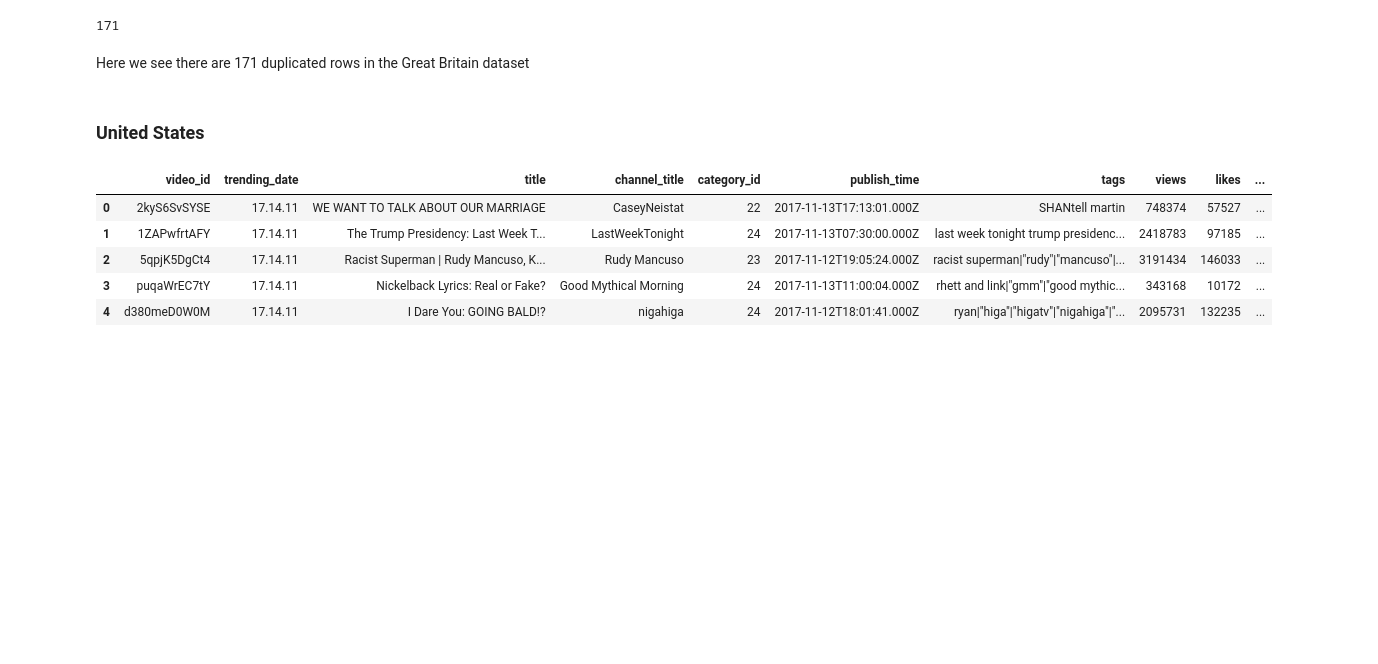
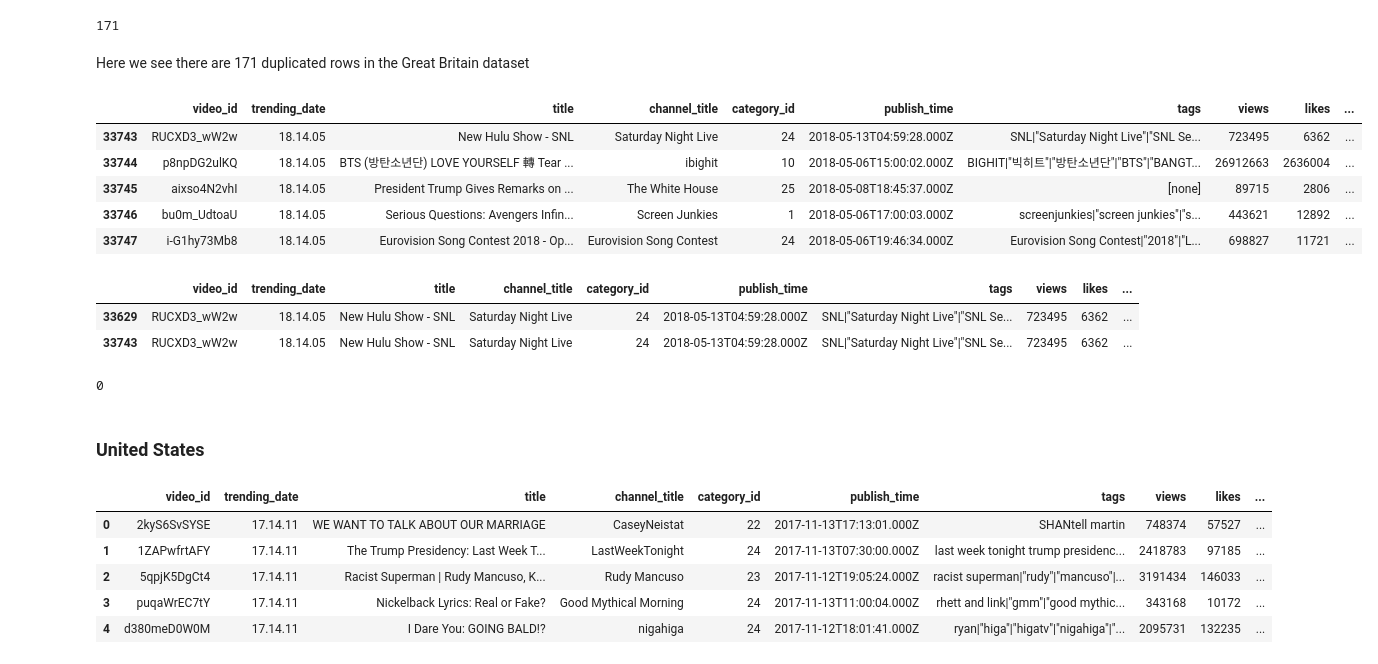
Before and after one commit to kogi-b/trending_youtube_video_statistics-CA-GB-US, a Jupyter notebook: trending-youtube-video-statistics-ca-gb-us.ipynb, the cells around one changed output. Drawn from its saved outputs; the diff is of its cells as text; code cells hidden in the pictures; blank space fills up the shorter version.

Commit message:
removed duplicates

```diff
--- a/trending-youtube-video-statistics-ca-gb-us.ipynb
+++ b/trending-youtube-video-statistics-ca-gb-us.ipynb
@@ -210,6 +210,30 @@ df_gb.duplicated().sum()
 171
 # %% [markdown]
 Here we see there are 171 duplicated rows in the Great Britain dataset
+# %%
+df_gb_duplicated = df_gb[df_gb.duplicated() == True]
+df_gb_duplicated.head()
+# df_gb[df_gb['ID'].duplicated() == True]
+# %% [output]
+|  | video_id | trending_date | title | channel_title | category_id | publish_time | tags | views | likes | ... |
+| 33743 | RUCXD3_wW2w | 18.14.05 | New Hulu Show - SNL | Saturday Night Live | 24 | 2018-05-13T04:59:28.000Z | SNL|"Saturday Night Live"|"SNL Se... | 723495 | 6362 | ... |
+| 33744 | p8npDG2ulKQ | 18.14.05 | BTS (방탄소년단) LOVE YOURSELF 轉 Tear ... | ibighit | 10 | 2018-05-06T15:00:02.000Z | BIGHIT|"빅히트"|"방탄소년단"|"BTS"|"BANGT... | 26912663 | 2636004 | ... |
+| 33745 | aixso4N2vhI | 18.14.05 | President Trump Gives Remarks on ... | The White House | 25 | 2018-05-08T18:45:37.000Z | [none] | 89715 | 2806 | ... |
+| 33746 | bu0m_UdtoaU | 18.14.05 | Serious Questions: Avengers Infin... | Screen Junkies | 1 | 2018-05-06T17:00:03.000Z | screenjunkies|"screen junkies"|"s... | 443621 | 12892 | ... |
+| 33747 | i-G1hy73Mb8 | 18.14.05 | Eurovision Song Contest 2018 - Op... | Eurovision Song Contest | 24 | 2018-05-06T19:46:34.000Z | Eurovision Song Contest|"2018"|"L... | 698827 | 11721 | ... |
+# %%
+# confirming duplication using one row
+df_gb.loc[df_gb['views'] == 723495]
+# %% [output]
+|  | video_id | trending_date | title | channel_title | category_id | publish_time | tags | views | likes | ... |
+| 33629 | RUCXD3_wW2w | 18.14.05 | New Hulu Show - SNL | Saturday Night Live | 24 | 2018-05-13T04:59:28.000Z | SNL|"Saturday Night Live"|"SNL Se... | 723495 | 6362 | ... |
+| 33743 | RUCXD3_wW2w | 18.14.05 | New Hulu Show - SNL | Saturday Night Live | 24 | 2018-05-13T04:59:28.000Z | SNL|"Saturday Night Live"|"SNL Se... | 723495 | 6362 | ... |
+# %%
+# removing the duplicated values and confirming
+df_gb.drop_duplicates(inplace=True)
+df_gb.duplicated().sum()
+# %% [output]
+0
 # %% [markdown]
 ### United States
 # %%
```
Also changed, not shown: parts of 7 cells of this notebook.
